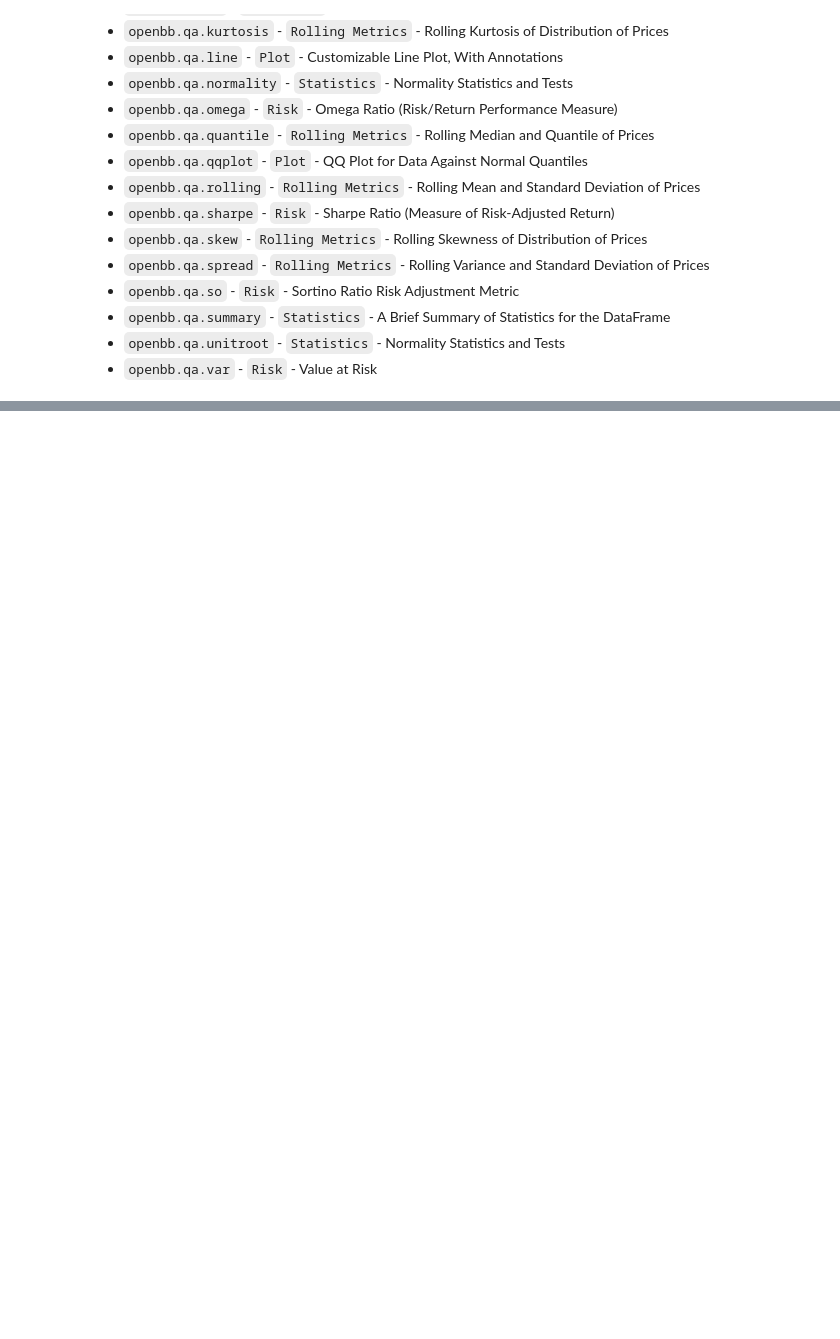
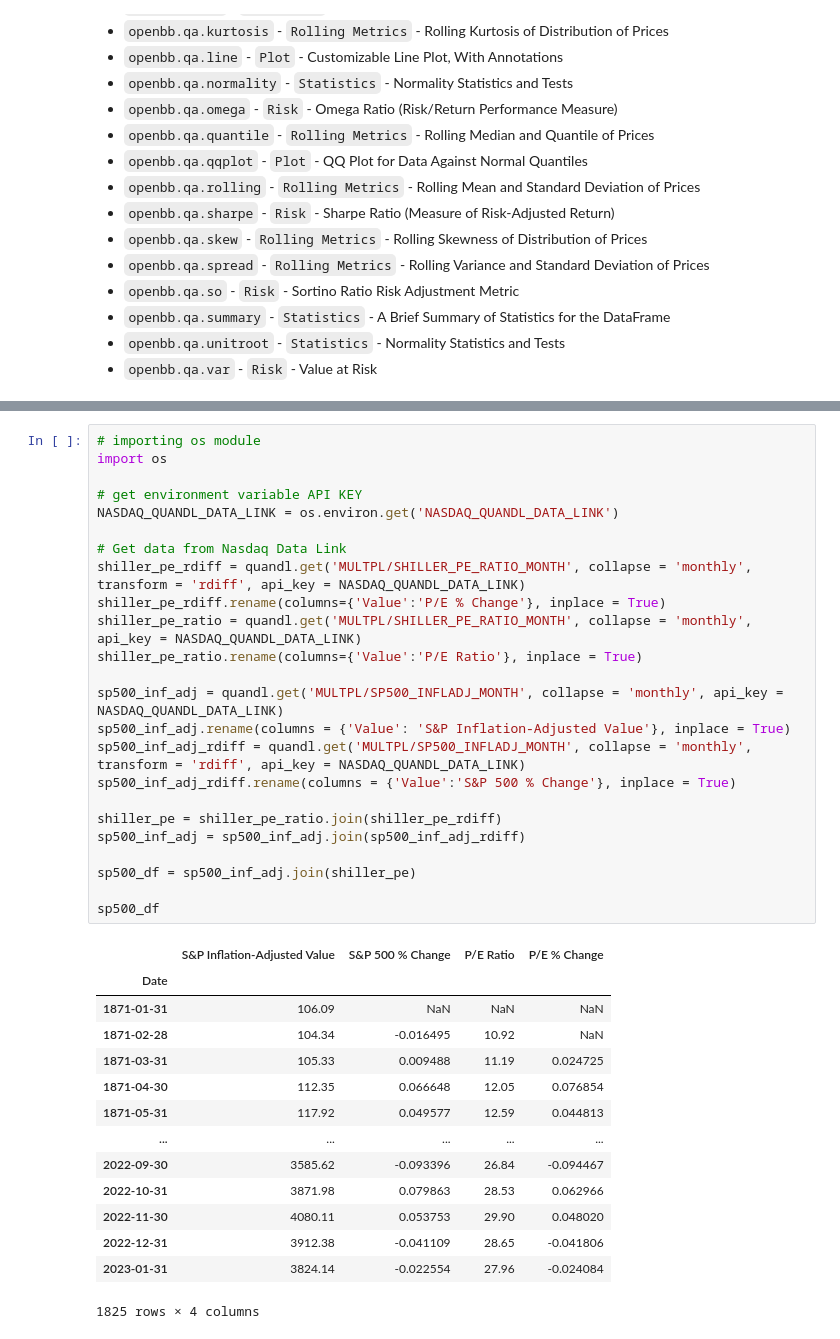
Before and after one commit to dMLTquant/openbb_sdk_exporation, a Jupyter notebook: obb_02-10_modules_quant-analysis.ipynb, the cells around one changed output, grey strips where cells are left out. Cells and saved outputs as stored; diff of their text form; blank space fills up the shorter version.

```diff
--- a/obb_02-10_modules_quant-analysis.ipynb
+++ b/obb_02-10_modules_quant-analysis.ipynb
@@ -48,0 +54,39 @@ Help on Breadcrumb in module openbb_terminal.core.library.breadcrumb:
+# %%
+# importing os module
+import os
+
+# get environment variable API KEY
+NASDAQ_QUANDL_DATA_LINK = os.environ.get('NASDAQ_QUANDL_DATA_LINK')
+
+# Get data from Nasdaq Data Link
+shiller_pe_rdiff = quandl.get('MULTPL/SHILLER_PE_RATIO_MONTH', collapse = 'monthly', transform = 'rdiff', api_key = NASDAQ_QUANDL_DATA_LINK)
+shiller_pe_rdiff.rename(columns={'Value':'P/E % Change'}, inplace = True)
+shiller_pe_ratio = quandl.get('MULTPL/SHILLER_PE_RATIO_MONTH', collapse = 'monthly', api_key = NASDAQ_QUANDL_DATA_LINK)
+shiller_pe_ratio.rename(columns={'Value':'P/E Ratio'}, inplace = True)
+
+sp500_inf_adj = quandl.get('MULTPL/SP500_INFLADJ_MONTH', collapse = 'monthly', api_key = NASDAQ_QUANDL_DATA_LINK)
+sp500_inf_adj.rename(columns = {'Value': 'S&P Inflation-Adjusted Value'}, inplace = True)
+sp500_inf_adj_rdiff = quandl.get('MULTPL/SP500_INFLADJ_MONTH', collapse = 'monthly', transform = 'rdiff', api_key = NASDAQ_QUANDL_DATA_LINK)
+sp500_inf_adj_rdiff.rename(columns = {'Value':'S&P 500 % Change'}, inplace = True)
+
+shiller_pe = shiller_pe_ratio.join(shiller_pe_rdiff)
+sp500_inf_adj = sp500_inf_adj.join(sp500_inf_adj_rdiff)
+
+sp500_df = sp500_inf_adj.join(shiller_pe)
+
+sp500_df
+# %% [output]
+|  | S&P Inflation-Adjusted Value | S&P 500 % Change | P/E Ratio | P/E % Change |
+| Date |  |  |  |  |
+| 1871-01-31 | 106.09 | NaN | NaN | NaN |
+| 1871-02-28 | 104.34 | -0.016495 | 10.92 | NaN |
+| 1871-03-31 | 105.33 | 0.009488 | 11.19 | 0.024725 |
+| 1871-04-30 | 112.35 | 0.066648 | 12.05 | 0.076854 |
+| 1871-05-31 | 117.92 | 0.049577 | 12.59 | 0.044813 |
+| ... | ... | ... | ... | ... |
+| 2022-09-30 | 3585.62 | -0.093396 | 26.84 | -0.094467 |
+| 2022-10-31 | 3871.98 | 0.079863 | 28.53 | 0.062966 |
+| 2022-11-30 | 4080.11 | 0.053753 | 29.90 | 0.048020 |
+| 2022-12-31 | 3912.38 | -0.041109 | 28.65 | -0.041806 |
+| 2023-01-31 | 3824.14 | -0.022554 | 27.96 | -0.024084 |
+1825 rows × 4 columns
```
Also changed, not shown: parts of 11 cells of this notebook.
